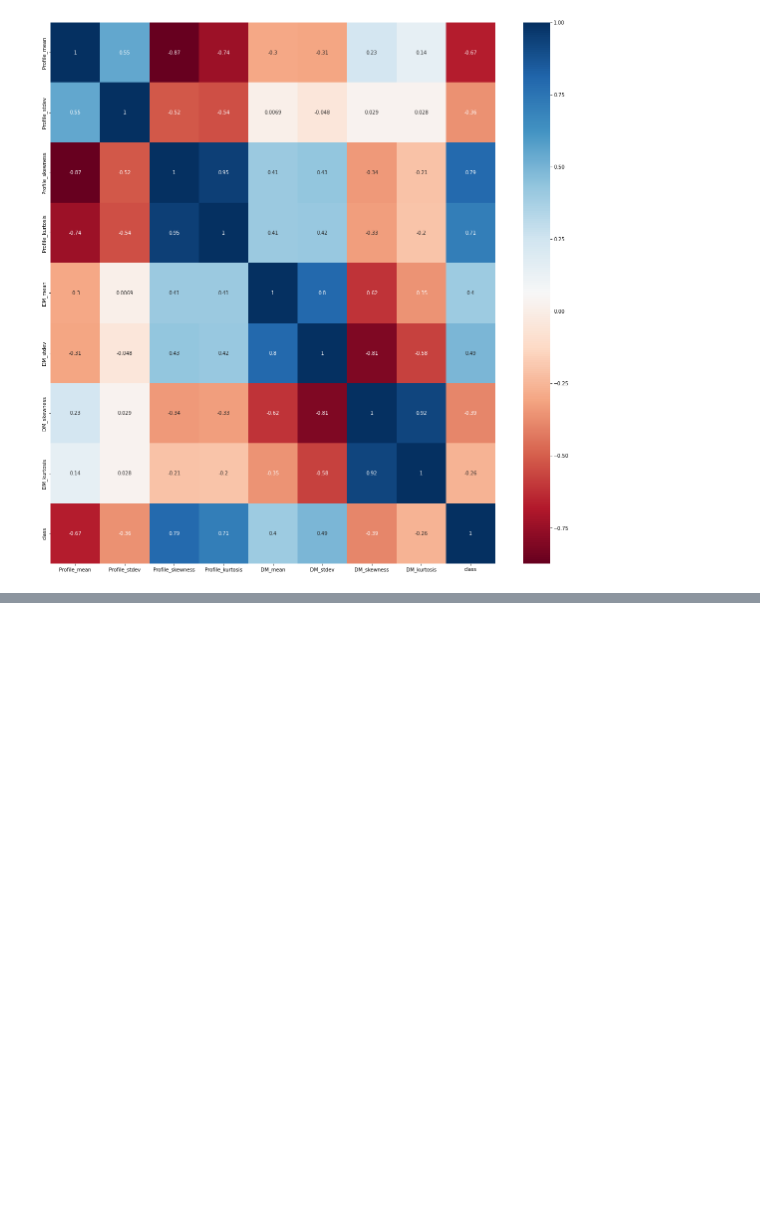
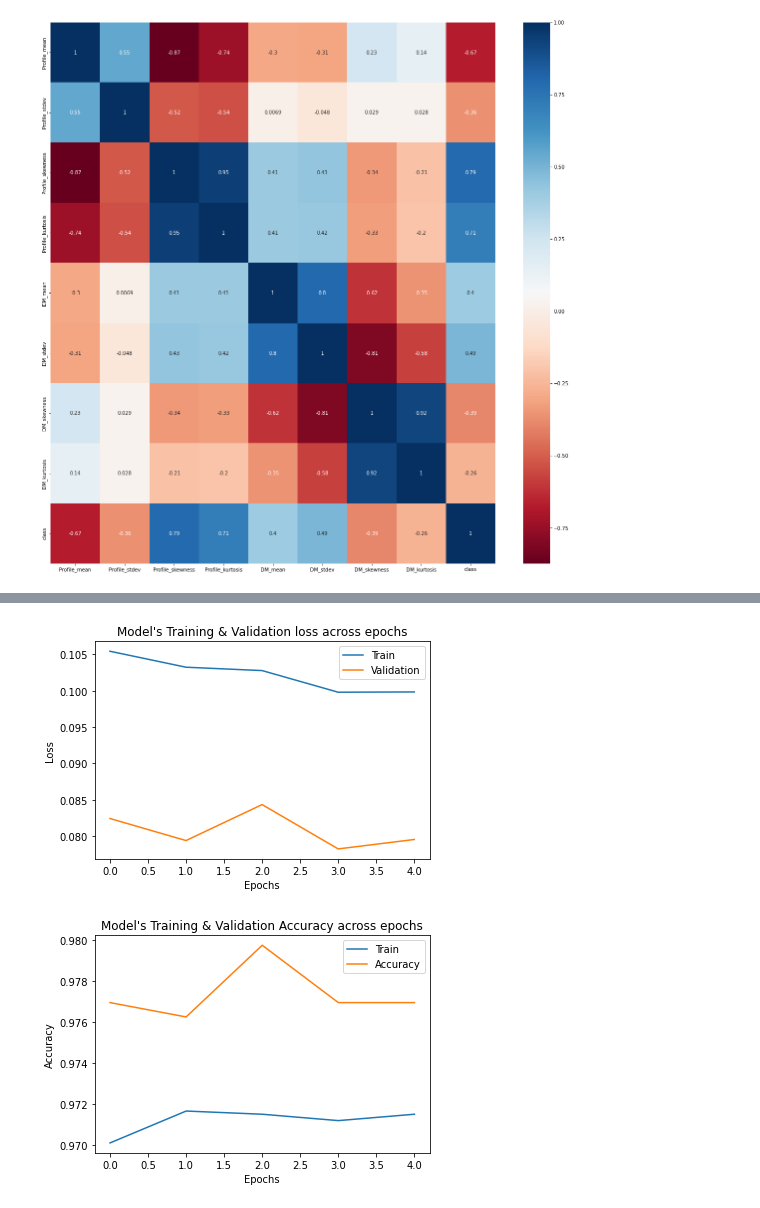
Before and after one commit to djordjeviclazar/laughing-spork, a Jupyter notebook: project3-ml-htru2_pulsardata.ipynb, the cells around one changed output, grey strips where cells are left out. Cells and saved outputs as stored; diff of their text form; code cells hidden in the pictures; blank space fills up the shorter version.

```diff
--- a/project3-ml-htru2_pulsardata.ipynb
+++ b/project3-ml-htru2_pulsardata.ipynb
@@ -146,0 +349,2 @@ sb.heatmap(dataset.corr(method='pearson'), annot=True, cmap='RdBu', ax=ax)
+# %%
+model_start.fit(x_train_std, y_train_std, validation_data=(x_val_std, y_val_std), epochs=5, batch_size=32)
@@ -146,0 +363,6 @@ sb.heatmap(dataset.corr(method='pearson'), annot=True, cmap='RdBu', ax=ax)
+# %%
+plotLossEpochs(model_start)
+plotAccEpochs(model_start)
+# %% [output]
+[figure, added]
+[figure, added]
```
Also changed, not shown: parts of 21 cells of this notebook.
